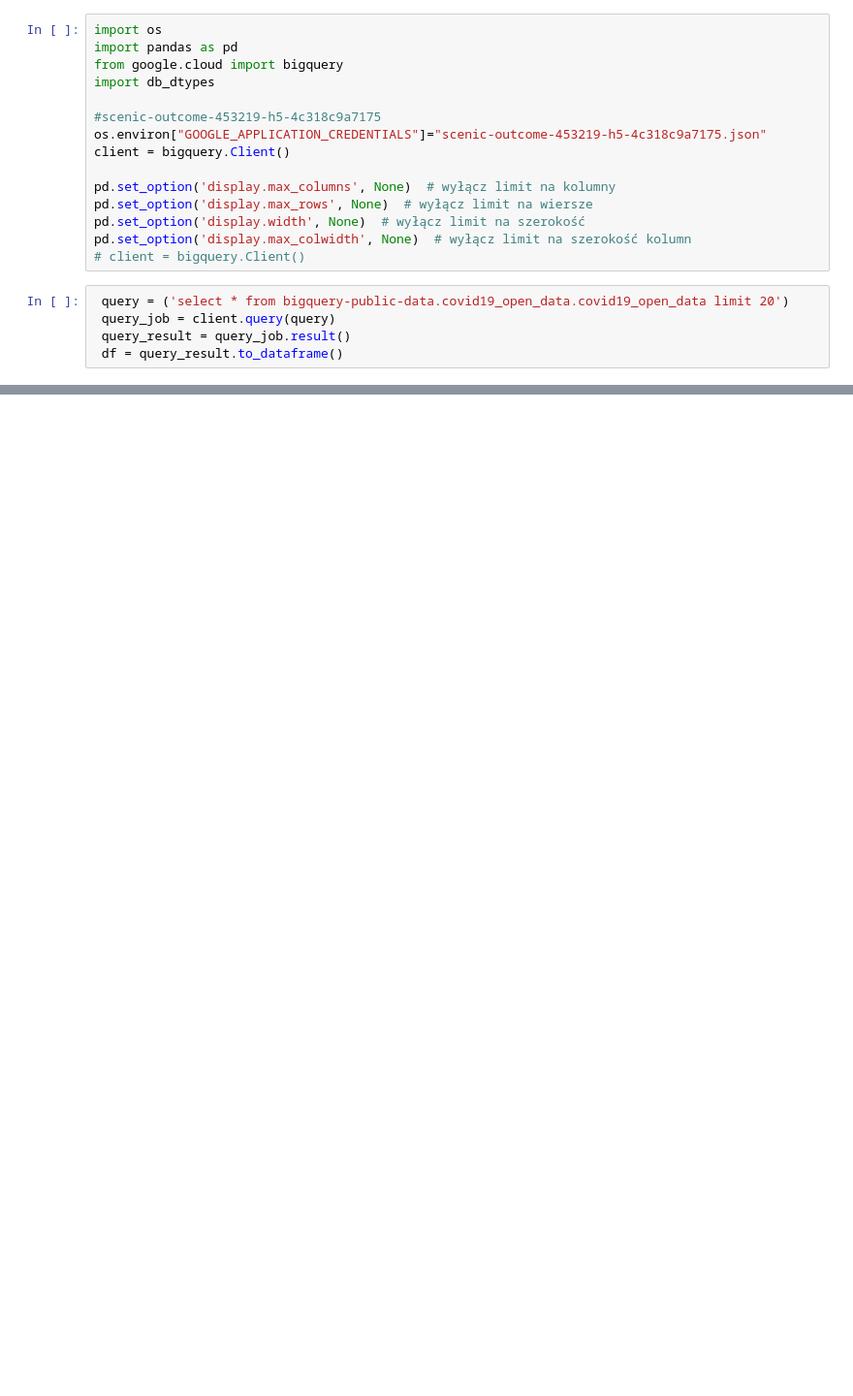
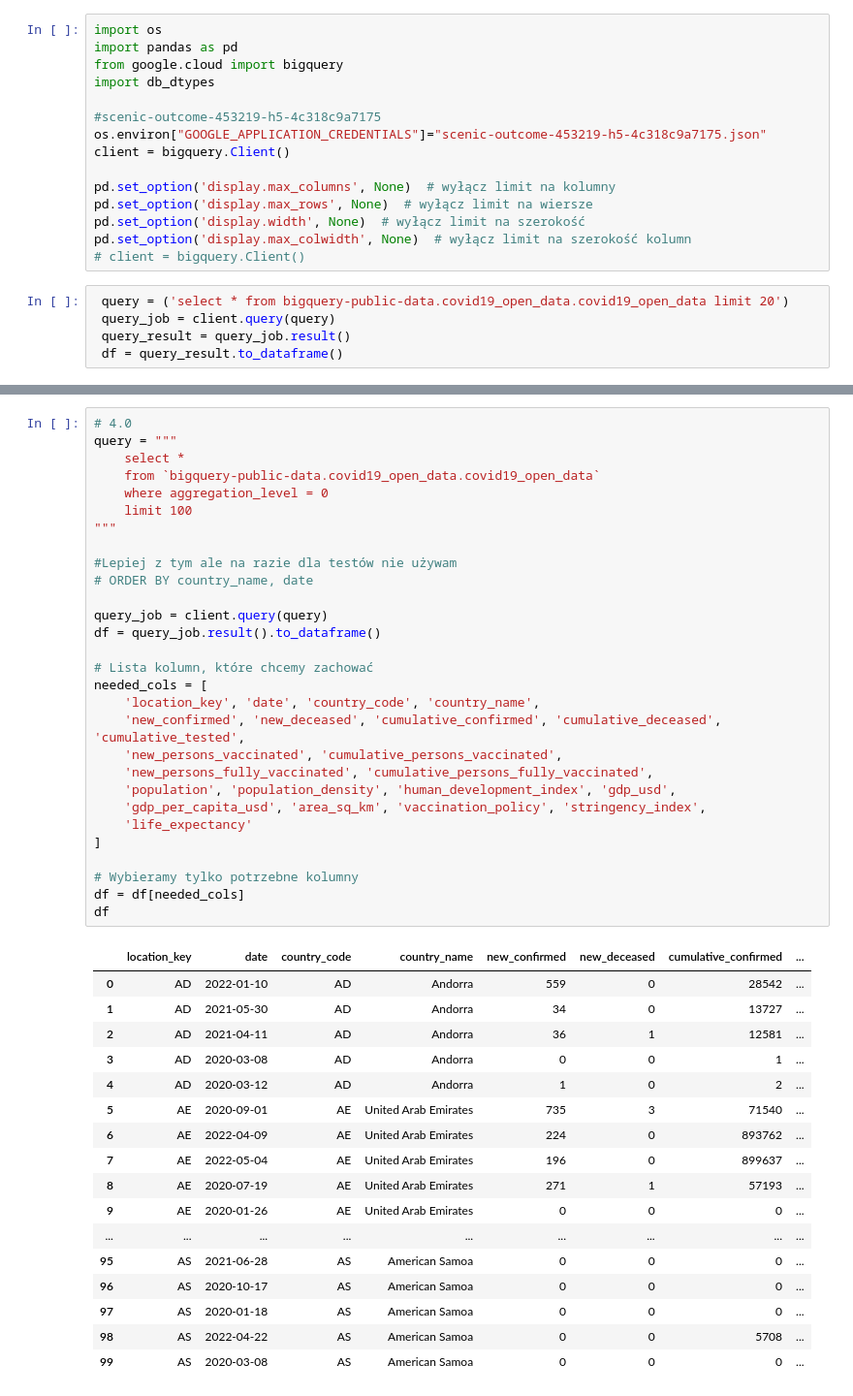
Before and after one commit to kasiap556/bigdata, a Jupyter notebook: main.ipynb, the cells around one changed output, grey strips where cells are left out. Shown at 97% size. Cells and saved outputs as stored; diff of their text form; blank space fills up the shorter version.

```diff
--- a/main.ipynb
+++ b/main.ipynb
@@ -33,0 +282,47 @@ columns_df
+# %%
+# 4.0
+query = """
+    select *
+    from `bigquery-public-data.covid19_open_data.covid19_open_data`
+    where aggregation_level = 0
+    limit 100
+"""
+
+#Lepiej z tym ale na razie dla testów nie używam
+# ORDER BY country_name, date
+
+query_job = client.query(query)
+df = query_job.result().to_dataframe()
+
+# Lista kolumn, które chcemy zachować
+needed_cols = [
+    'location_key', 'date', 'country_code', 'country_name',
+    'new_confirmed', 'new_deceased', 'cumulative_confirmed', 'cumulative_deceased', 'cumulative_tested',
+    'new_persons_vaccinated', 'cumulative_persons_vaccinated',
+    'new_persons_fully_vaccinated', 'cumulative_persons_fully_vaccinated',
+    'population', 'population_density', 'human_development_index', 'gdp_usd',
+    'gdp_per_capita_usd', 'area_sq_km', 'vaccination_policy', 'stringency_index',
+    'life_expectancy'
+]
+
+# Wybieramy tylko potrzebne kolumny
+df = df[needed_cols]
+df
+# %% [output]
+|  | location_key | date | country_code | country_name | new_confirmed | new_deceased | cumulative_confirmed | ... |
+| 0 | AD | 2022-01-10 | AD | Andorra | 559 | 0 | 28542 | ... |
+| 1 | AD | 2021-05-30 | AD | Andorra | 34 | 0 | 13727 | ... |
+| 2 | AD | 2021-04-11 | AD | Andorra | 36 | 1 | 12581 | ... |
+| 3 | AD | 2020-03-08 | AD | Andorra | 0 | 0 | 1 | ... |
+| 4 | AD | 2020-03-12 | AD | Andorra | 1 | 0 | 2 | ... |
+| 5 | AE | 2020-09-01 | AE | United Arab Emirates | 735 | 3 | 71540 | ... |
+| 6 | AE | 2022-04-09 | AE | United Arab Emirates | 224 | 0 | 893762 | ... |
+| 7 | AE | 2022-05-04 | AE | United Arab Emirates | 196 | 0 | 899637 | ... |
+| 8 | AE | 2020-07-19 | AE | United Arab Emirates | 271 | 1 | 57193 | ... |
+| 9 | AE | 2020-01-26 | AE | United Arab Emirates | 0 | 0 | 0 | ... |
+| ... | ... | ... | ... | ... | ... | ... | ... | ... |
+| 95 | AS | 2021-06-28 | AS | American Samoa | 0 | 0 | 0 | ... |
+| 96 | AS | 2020-10-17 | AS | American Samoa | 0 | 0 | 0 | ... |
+| 97 | AS | 2020-01-18 | AS | American Samoa | 0 | 0 | 0 | ... |
+| 98 | AS | 2022-04-22 | AS | American Samoa | 0 | 0 | 5708 | ... |
+| 99 | AS | 2020-03-08 | AS | American Samoa | 0 | 0 | 0 | ... |
```
Also changed, not shown: parts of 17 cells of this notebook.
